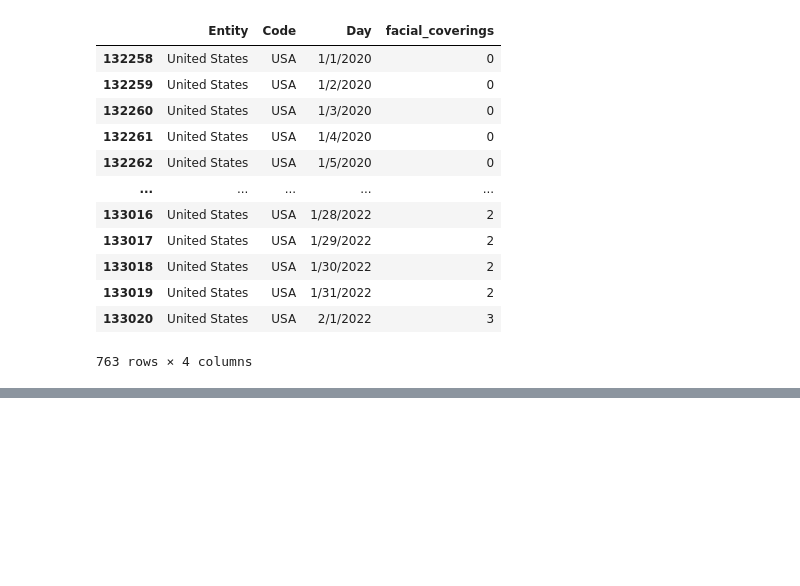
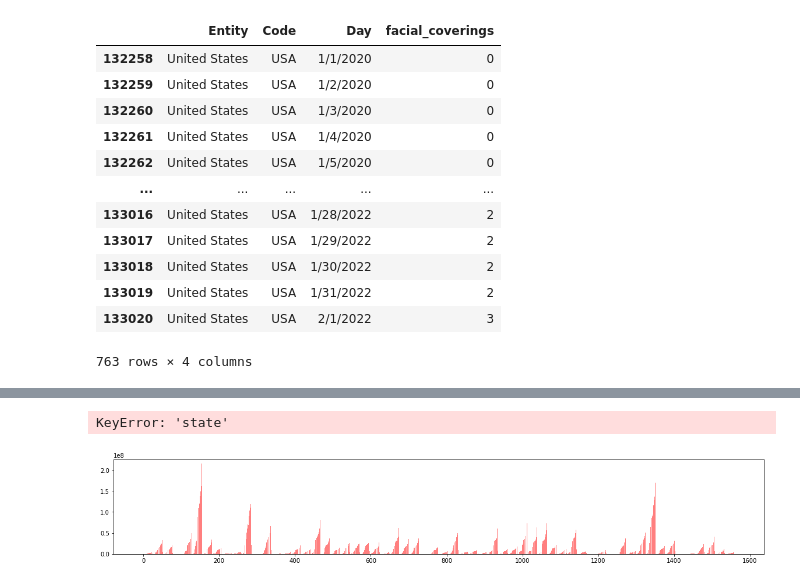
Before and after one commit to ranusuri/Team-A-Project-1, a Jupyter notebook: carolina_segovia/Project_1.ipynb, the cells around one changed output, grey strips where cells are left out. Drawn from its saved outputs; the diff is of its cells as text; code cells hidden in the pictures; blank space fills up the shorter version.

```diff
--- a/carolina_segovia/Project_1.ipynb
+++ b/carolina_segovia/Project_1.ipynb
@@ -85,0 +168,7 @@ new_maskdata_df.head()
+# %%
+# Study CASES data file from Data.gov website
+file_to_load = "Resources/United_States_COVID-19_Cases_and_Deaths_by_State_over_Time.csv"
+
+# Read the data for US State Mask Mandates
+us_state_cases_df = pd.read_csv(file_to_load)
+us_state_cases_df.head()
@@ -85,0 +182,10 @@ new_maskdata_df.head()
+# %%
+# filter by state, date and total cases
+filtered_data_df = us_state_cases_df[["submission_date", "state", "tot_cases"]]
+# filtered_data_df
+# %%
+# formatted the date type from string to datetime
+filtered_data_df["submission_date"] = pd.to_datetime(filtered_data_df["submission_date"])
+filtered_data_df
+
+# filtered_data_df.groupby(pd.Grouper(key="submission_date", freq="MS")).sum()
@@ -85,0 +211,8 @@ new_maskdata_df.head()
+# %%
+# Group dates into months
+# group_by_state_df.groupby(["state", "submission_date"]).count()
+# group_by_state_df
+
+group_by_state_df = filtered_data_df.groupby(["state", pd.Grouper(key="submission_date", freq="MS")]).sum()
+
+group_by_state_df
@@ -85,0 +261,14 @@ new_maskdata_df.head()
+# %%
+# Create charts for covid cases data by month and year
+
+group_by_state_df.index.values
+
+x_axis = np.arange(len(group_by_state_df))
+tick_locations = [value for value in x_axis]
+
+plt.figure(figsize=(20,3))
+plt.bar(x_axis, group_by_state_df["tot_cases"], color="r", alpha=0.5, align="center")
+plt.xticks(tick_locations, group_by_state_df["state"], rotation="vertical")
+# %% [output]
+KeyError: 'state'
+[figure, added]
```
Also changed, not shown: parts of 19 cells of this notebook, 2 other files.
